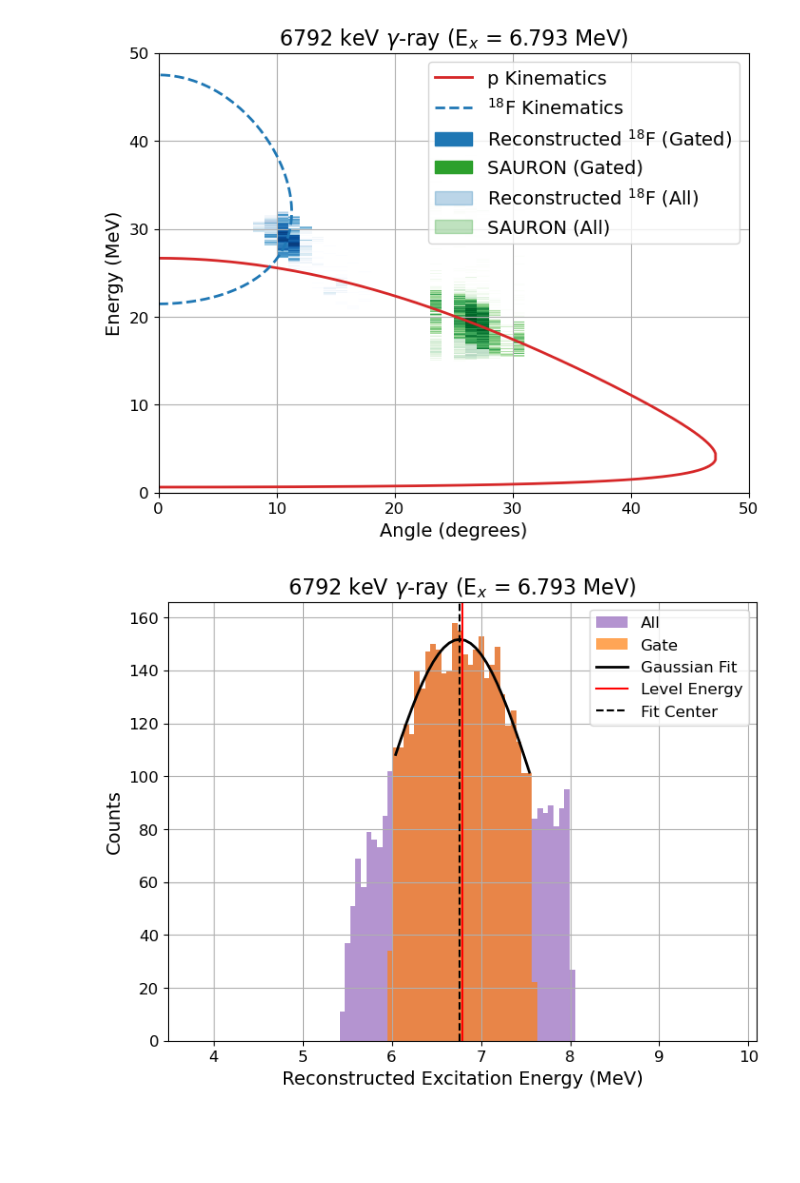
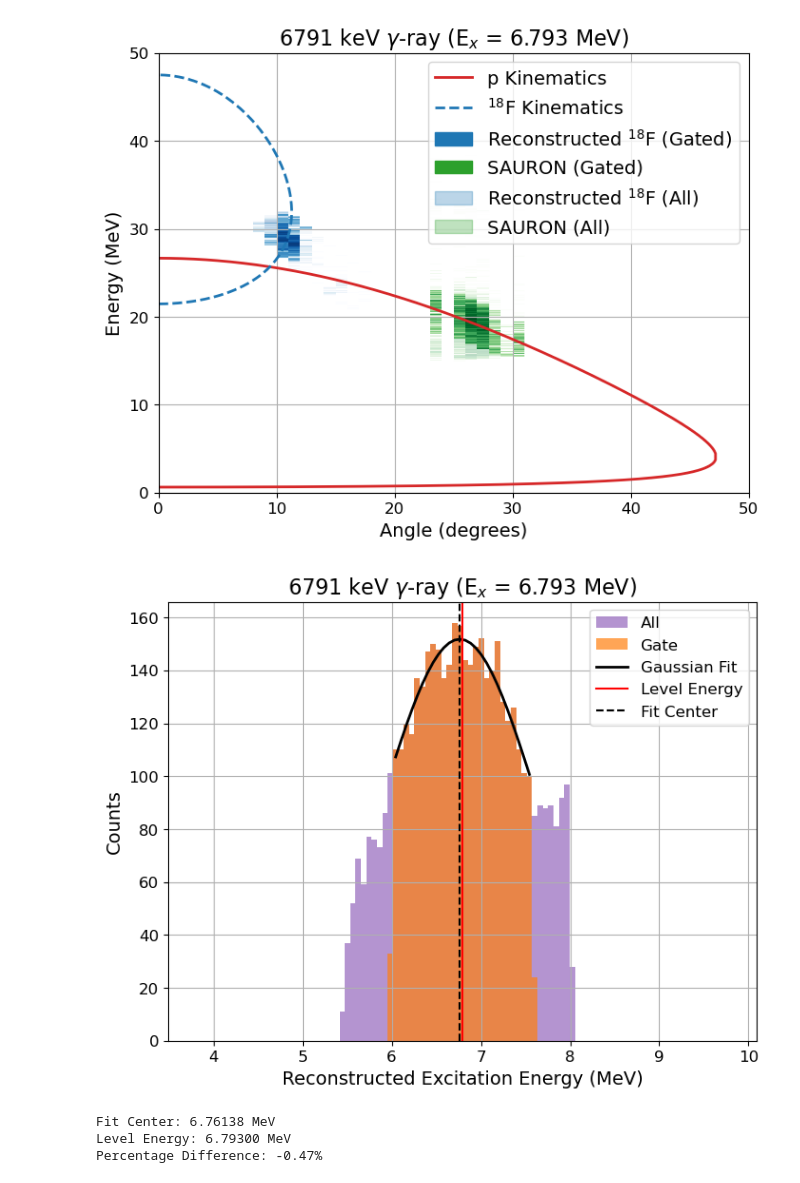
Before and after one commit to skowrons94/15O_Lifetime, a Jupyter notebook: Analyze_6792.ipynb, the cells around one changed output. Drawn from its saved outputs; the diff is of its cells as text; code cells hidden in the pictures; blank space fills up the shorter version.

```diff
--- a/Analyze_6792.ipynb
+++ b/Analyze_6792.ipynb
@@ -14,7 +14,7 @@ from pykinematic import calculate_kinematics, energy_to_beta, excitation_energy,
 from lmfit.models import GaussianModel
 
 level_energy = 6.793 # MeV
-gamma_energy = 6792 # keV
+gamma_energy = 6791 # keV
 beta_mean = 0.067 # c units
 
 theta_range = 30 # Define theta range for projection
@@ -33,7 +33,7 @@ for part in sorted(glob.glob('data/15O_Lifetime_AGATA_Part_*.bin')):
         buffer.write(f.read())
 
 buffer.seek(0)
-dataset = np.load(buffer, allow_pickle=True).item()["{}".format(gamma_energy)]
+dataset = np.load(buffer, allow_pickle=True).item()["{}".format(gamma_energy+1)]
 # %%
 # Calculate Doppler energies
 theta_grid = np.linspace(0, 180, 100)  # Example theta grid for plotting
@@ -353,34 +353,43 @@ bin_centers = (bins[:-1] + bins[1:]) / 2
 # Mask around 1 MeV
 mask_fit = (bin_centers > level_energy - 0.8) & (bin_centers < level_energy + 0.8)
 
 model = GaussianModel()
 params = model.guess(counts[mask_fit], x=bin_centers[mask_fit])
 result = model.fit(counts[mask_fit], params, x=bin_centers[mask_fit])
 
 plt.figure(figsize=(8, 6))
 
 plt.hist(excitation, bins=100, range=(min_x, max_x), color="tab:purple", alpha=0.7, label="All")
 plt.hist(excitation[mask], bins=100, range=(min_x, max_x), color="tab:orange", alpha=0.7, label="Gate")
 plt.plot(bin_centers[mask_fit], result.best_fit, color="black", label="Gaussian Fit", linewidth=2)
 plt.axvline(level_energy, color="red", linestyle="-", label=f"Level Energy")
 plt.axvline(result.params['center'].value, color="black", linestyle="--", label=f"Fit Center")
 
 plt.xlabel("Reconstructed Excitation Energy (MeV)", fontsize=14)
 plt.ylabel("Counts", fontsize=14)
 
 plt.xticks(fontsize=12)
 plt.yticks(fontsize=12)
 
 plt.title(f"{gamma_energy} keV $\\gamma$-ray (E$_x$ = {level_energy:.3f} MeV)", fontsize=16)
 
 plt.grid()
 
 plt.legend(fontsize=12)
 
 plt.savefig(f"plots/excitation_energy_{gamma_energy}.png", dpi=300)
 plt.show()
+
+# Print percentage difference between fit center and level energy
+percentage_diff = (result.params['center'].value - level_energy) / level_energy * 100
+print(f"Fit Center: {result.params['center'].value:.5f} MeV")
+print(f"Level Energy: {level_energy:.5f} MeV")
+print(f"Percentage Difference: {percentage_diff:.2f}%")
 # %% [output]
-[figure, old version]
+[figure, new version]
+Fit Center: 6.76138 MeV
+Level Energy: 6.79300 MeV
+Percentage Difference: -0.47%
 # %%
 # For all beta_emission above 120 deg increase beta_reaction by 2.5e-4
 for i in range(len(selected_beta_emission)):
```
Also changed, not shown: parts of 6 cells of this notebook.
